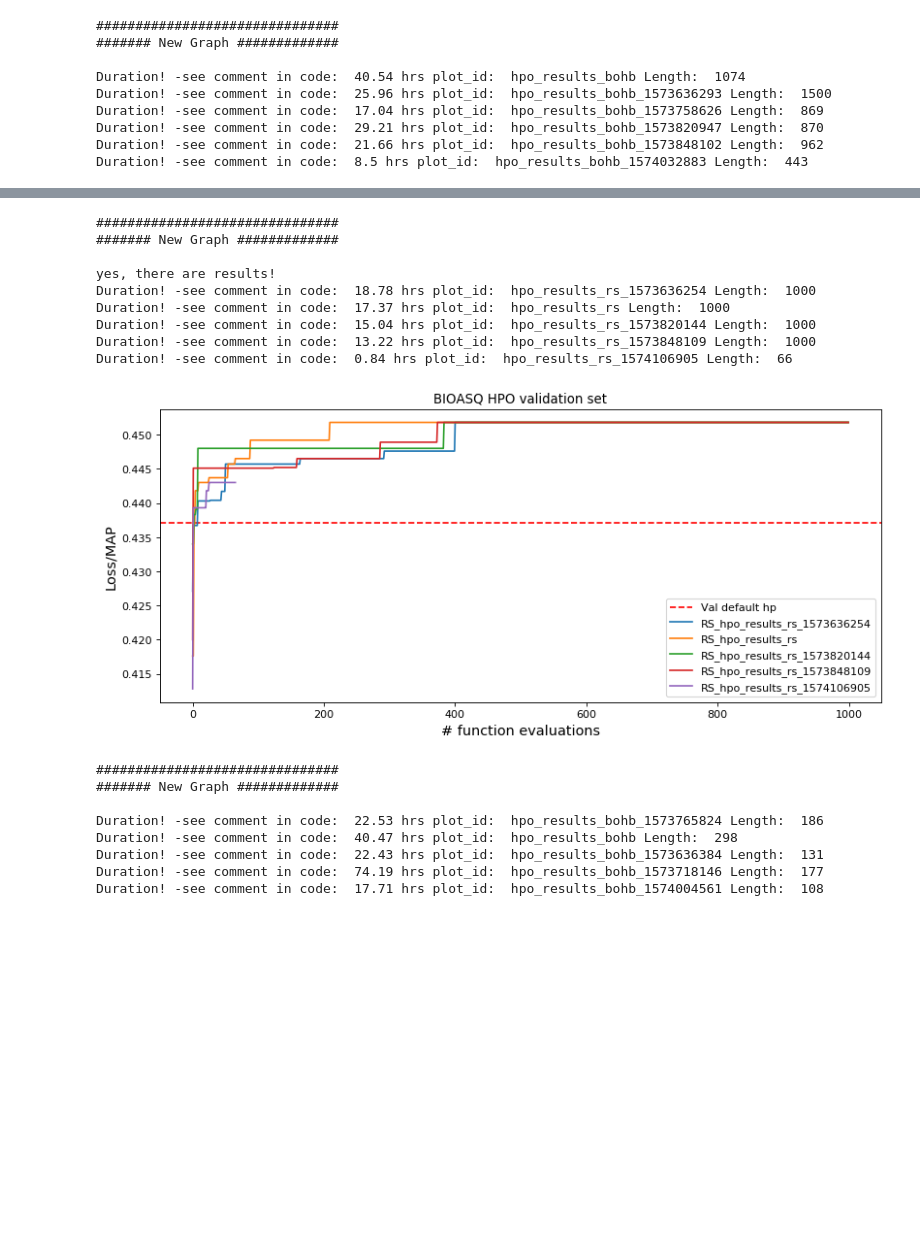
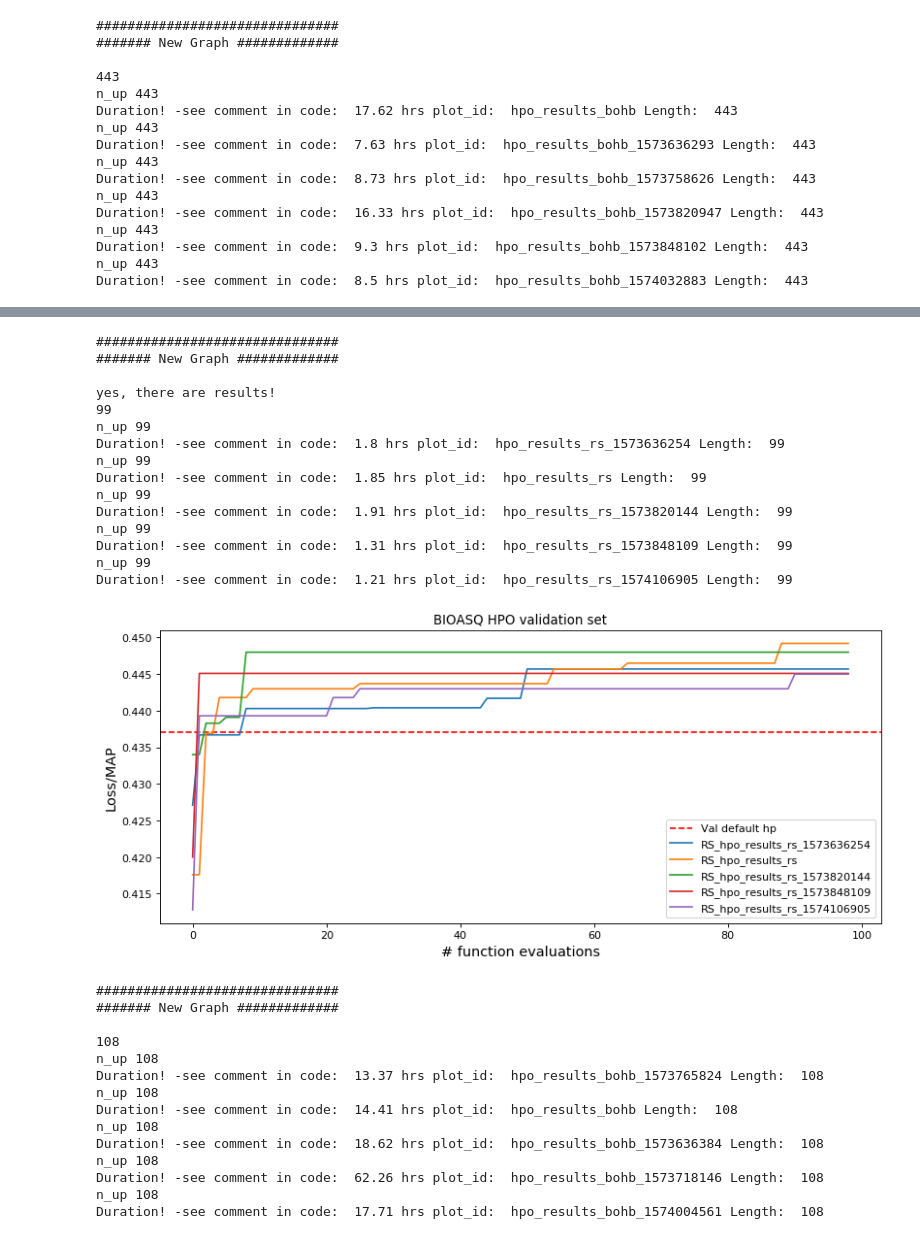
Before and after one commit to fj-morales/deep-relevance-ranking, a Jupyter notebook: models/baselines/HPO_analysis_graphs.ipynb, the cells around one changed output, grey strips where cells are left out. Drawn from its saved outputs; the diff is of its cells as text; code cells hidden in the pictures; blank space fills up the shorter version.

Commit message:
HPO graphs fixes

```diff
--- a/models/baselines/HPO_analysis_graphs.ipynb
+++ b/models/baselines/HPO_analysis_graphs.ipynb
@@ -171,6 +171,8 @@ def get_best_config(*results_dirs):
 # %%
 # For each dataset and hpo method
 
+only_test_flag = False
+# only_test_flag = True
 
 workdirs = [
             './deep-relevance-ranking/models/baselines/bioasq_dir/',
@@ -194,12 +196,10 @@ hpo_methods = [
                 'rs'
 ]
 
-# adjust_min=True
-adjust_min=False
+adjust_min=True
+# adjust_min=False
 n_limit = 0
 
-only_test_flag = False
-# only_test_flag = True
 
 for wdir, dev_def, test_def in zip(workdirs, dev_defaults, test_defaults):
     for hpo_m in hpo_methods:
@@ -250,9 +250,16 @@ for wdir, dev_def, test_def in zip(workdirs, dev_defaults, test_defaults):
 ###############################
 ####### New Graph #############
 
-Duration! -see comment in code:  40.54 hrs plot_id:  hpo_results_bohb Length:  1074
-Duration! -see comment in code:  25.96 hrs plot_id:  hpo_results_bohb_1573636293 Length:  1500
-Duration! -see comment in code:  17.04 hrs plot_id:  hpo_results_bohb_1573758626 Length:  869
-Duration! -see comment in code:  29.21 hrs plot_id:  hpo_results_bohb_1573820947 Length:  870
-Duration! -see comment in code:  21.66 hrs plot_id:  hpo_results_bohb_1573848102 Length:  962
+443
+n_up 443
+Duration! -see comment in code:  17.62 hrs plot_id:  hpo_results_bohb Length:  443
+n_up 443
+Duration! -see comment in code:  7.63 hrs plot_id:  hpo_results_bohb_1573636293 Length:  443
+n_up 443
+Duration! -see comment in code:  8.73 hrs plot_id:  hpo_results_bohb_1573758626 Length:  443
+n_up 443
+Duration! -see comment in code:  16.33 hrs plot_id:  hpo_results_bohb_1573820947 Length:  443
+n_up 443
+Duration! -see comment in code:  9.3 hrs plot_id:  hpo_results_bohb_1573848102 Length:  443
+n_up 443
 Duration! -see comment in code:  8.5 hrs plot_id:  hpo_results_bohb_1574032883 Length:  443
@@ -260,18 +267,30 @@ Duration! -see comment in code:  8.5 hrs plot_id:  hpo_results_bohb_1574032883 L
 ###############################
 ####### New Graph #############
 
 yes, there are results!
-Duration! -see comment in code:  18.78 hrs plot_id:  hpo_results_rs_1573636254 Length:  1000
-Duration! -see comment in code:  17.37 hrs plot_id:  hpo_results_rs Length:  1000
-Duration! -see comment in code:  15.04 hrs plot_id:  hpo_results_rs_1573820144 Length:  1000
-Duration! -see comment in code:  13.22 hrs plot_id:  hpo_results_rs_1573848109 Length:  1000
-Duration! -see comment in code:  0.84 hrs plot_id:  hpo_results_rs_1574106905 Length:  66
+99
+n_up 99
+Duration! -see comment in code:  1.8 hrs plot_id:  hpo_results_rs_1573636254 Length:  99
+n_up 99
+Duration! -see comment in code:  1.85 hrs plot_id:  hpo_results_rs Length:  99
+n_up 99
+Duration! -see comment in code:  1.91 hrs plot_id:  hpo_results_rs_1573820144 Length:  99
+n_up 99
+Duration! -see comment in code:  1.31 hrs plot_id:  hpo_results_rs_1573848109 Length:  99
+n_up 99
+Duration! -see comment in code:  1.21 hrs plot_id:  hpo_results_rs_1574106905 Length:  99
-[figure, old version]
+[figure, new version]
 ###############################
 ####### New Graph #############
 
-Duration! -see comment in code:  22.53 hrs plot_id:  hpo_results_bohb_1573765824 Length:  186
-Duration! -see comment in code:  40.47 hrs plot_id:  hpo_results_bohb Length:  298
-Duration! -see comment in code:  22.43 hrs plot_id:  hpo_results_bohb_1573636384 Length:  131
-Duration! -see comment in code:  74.19 hrs plot_id:  hpo_results_bohb_1573718146 Length:  177
+108
+n_up 108
+Duration! -see comment in code:  13.37 hrs plot_id:  hpo_results_bohb_1573765824 Length:  108
+n_up 108
+Duration! -see comment in code:  14.41 hrs plot_id:  hpo_results_bohb Length:  108
+n_up 108
+Duration! -see comment in code:  18.62 hrs plot_id:  hpo_results_bohb_1573636384 Length:  108
+n_up 108
+Duration! -see comment in code:  62.26 hrs plot_id:  hpo_results_bohb_1573718146 Length:  108
+n_up 108
 Duration! -see comment in code:  17.71 hrs plot_id:  hpo_results_bohb_1574004561 Length:  108
```
Also changed, not shown: parts of 2 cells of this notebook, 1 other file.
